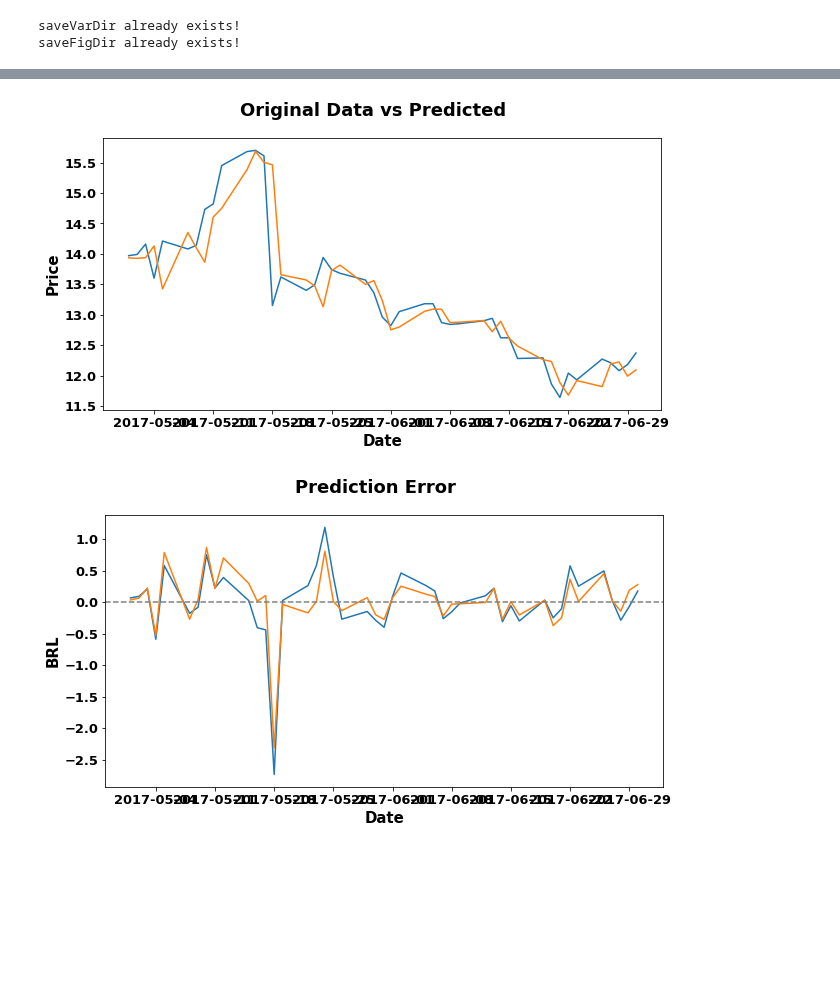
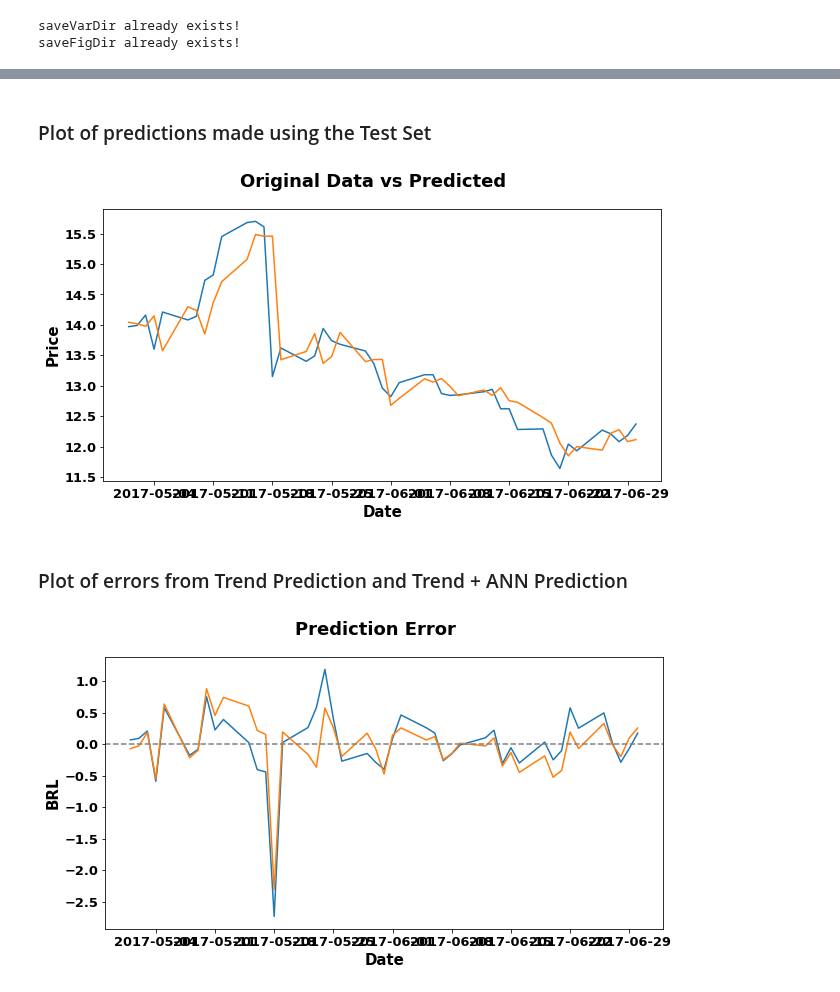
Before and after one commit to danilofrp/neural-stocks, a Jupyter notebook: notebooks/ANN.ipynb, the cells around one changed output, grey strips where cells are left out. Saved outputs shown, nothing was run; the diff lists cells and outputs as text; code cells hidden in the pictures; blank space fills up the shorter version.

```diff
--- a/notebooks/ANN.ipynb
+++ b/notebooks/ANN.ipynb
@@ -112,14 +162,14 @@ df = pd.concat([PETR4, IBOV, USDBRL], axis = 1).dropna()
 
 columnsToUse = ['PETR4_Close_resid',
                 'PETR4_Close_rollStd20',
+                'PETR4_Close_returns', 'PETR4_Close/Open_returns', 'PETR4_High/Close_returns', 'PETR4_Low/Close_returns',
                 'PETR4_Close_EMA17_logdiff', 'PETR4_Close_EMA72_logdiff', 'PETR4_Close_EMA200_logdiff', 'PETR4_Volume_EMA21_logdiff',
                 'PETR4_MACD_12_26_9', 'PETR4_MACDsignal_12_26_9', 'PETR4_Bollinger%b_20', 'PETR4_OBV',
-                'PETR4_Close_returns', 'PETR4_Close/Open_returns', 'PETR4_High/Close_returns', 'PETR4_Low/Close_returns',
                 'PETR4_Holiday',
                 'IBOV_Close_rollStd20',
+                'IBOV_Close_returns', 'IBOV_Close/Open_returns', 'IBOV_High/Close_returns', 'IBOV_Low/Close_returns',
                 'IBOV_Close_EMA17_logdiff', 'IBOV_Close_EMA72_logdiff', 'IBOV_Close_EMA200_logdiff',
-                'IBOV_Close_returns', 'IBOV_Close/Open_returns', 'IBOV_High/Close_returns', 'IBOV_Low/Close_returns',
                 'USDBRL_Close_rollStd20',
+                'USDBRL_Close_returns', 'USDBRL_Close/Open_returns', 'USDBRL_High/Close_returns', 'USDBRL_Low/Close_returns',
                 'USDBRL_Close_EMA17_logdiff', 'USDBRL_Close_EMA72_logdiff', 'USDBRL_Close_EMA200_logdiff',
-                'USDBRL_Close_returns', 'USDBRL_Close/Open_returns', 'USDBRL_High/Close_returns', 'USDBRL_Low/Close_returns'
                ]
@@ -157,8 +211,7 @@ init_time = time.time()
 
 model = Sequential([Dense(40, activation = 'tanh', input_dim = 40),
                     Dense(5, activation = 'tanh'),
-                    Dense(1, activation = 'tanh')])
-
+                    Dense(1, activation = 'linear')])
 SGD = optimizers.SGD(lr=0.003, momentum=0.00, decay=0.0, nesterov=False)
 
 model.compile(optimizer=SGD, loss='mean_squared_error')
@@ -184,12 +239,15 @@ _________________________________________________________________
 # %%
+checkpointer = ModelCheckpoint(filepath='./tmp/mlp_weights.hdf5', verbose=0, save_best_only=True)
+
 init_time = time.time()
 
 fitHistory = model.fit(xTrain,
                        yTrain,
-                       epochs = 500,
+                       epochs = 300,
                        verbose = 0,
                        shuffle = True,
-                       validation_split = 0.15)
+                       validation_split = 0.15,
+                       callbacks = [checkpointer])
 
 end_time = time.time()
 print 'Time to fit model: '+str(end_time-init_time)+' seconds'
@@ -209,3 +270,5 @@ fig.savefig('{}/{}.{}'.format(saveFigDir, 'RMSE_per_epoch_ANNi40h5o1', 'pdf'), b
+# %% [markdown]
+<h3>Plot of predictions made using the Test Set</h3>
 # %%
 predictions = model.predict(xTest)
 predictions = yScaler.inverse_transform(predictions)
@@ -220,12 +283,14 @@ plotSeries([df['PETR4_Close_trend']+ df['PETR4_Close_resid'],
            initialPlotDate = '2017-05', finalPlotDate = '2017-06',
            title = 'Original Data vs Predicted', ylabel = 'Price')
 # %% [output]
-[figure, old version]
+[figure, new version]
+# %% [markdown]
+<h3>Plot of errors from Trend Prediction and Trend + ANN Prediction</h3>
 # %%
-plotSeries([df['PETR4_Close'] - df['PETR4_Close_trend'],
+plotSeries([df['PETR4_Close_resid'],
             df['PETR4_Close_resid'] - predictionsSeries],
            plotZeroLine = True,
            initialPlotDate = '2017-05', finalPlotDate = '2017-06',
            title = 'Prediction Error', ylabel = 'BRL')
 # %% [output]
-[figure, old version]
+[figure, new version]
```
Also changed, not shown: parts of 17 cells of this notebook.
